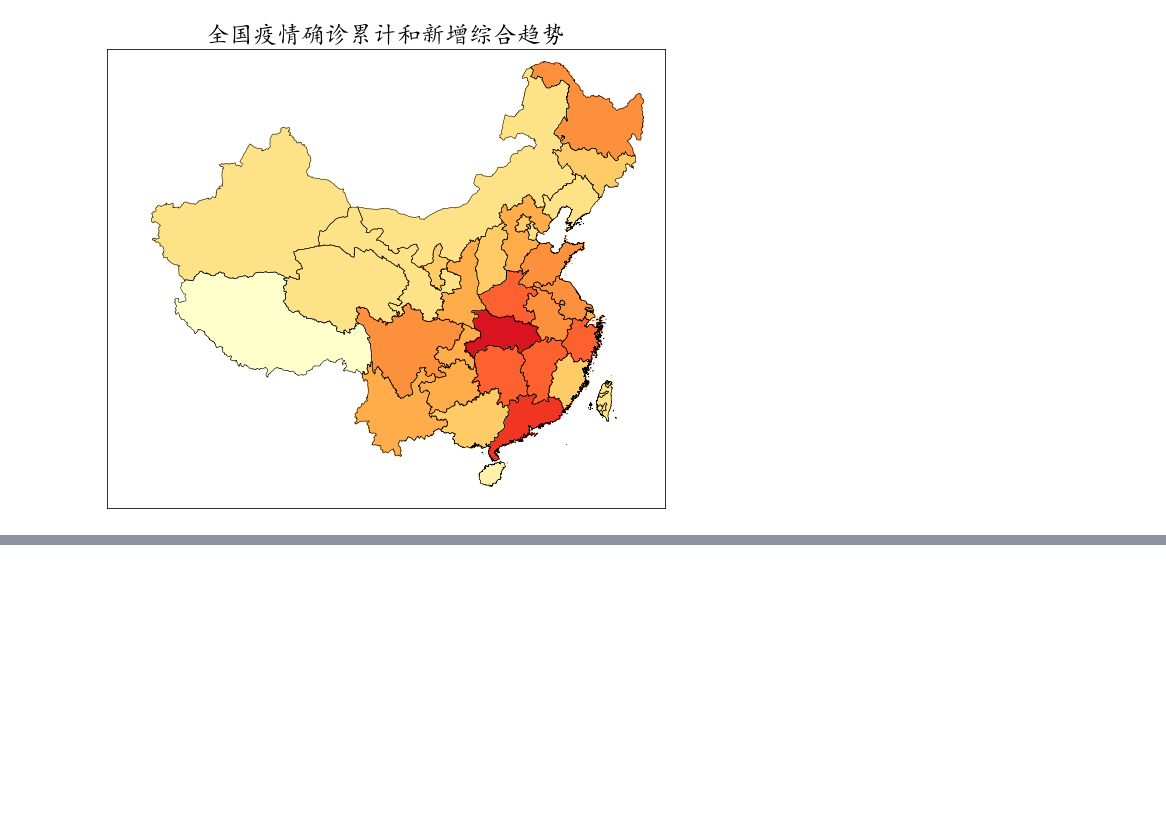
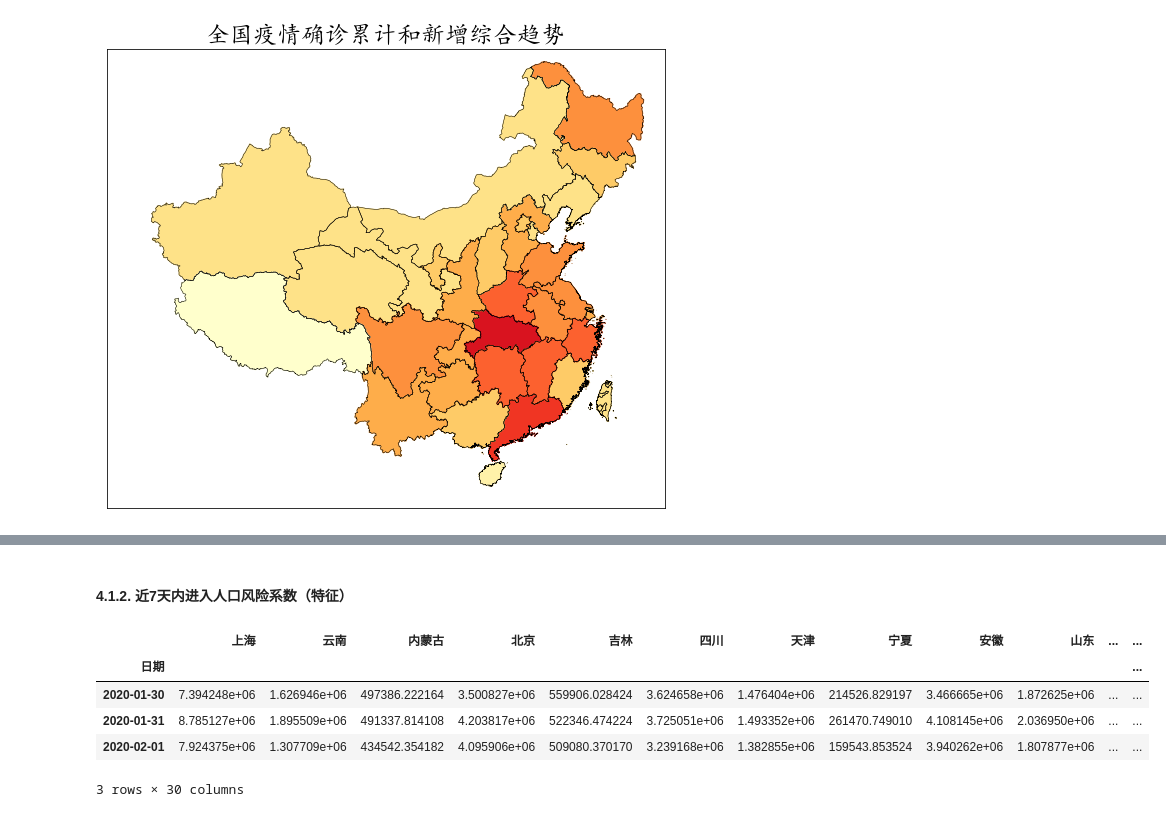
Before and after one commit to hqsh/coronavirus-analysis, a Jupyter notebook: 分析 2020-02-02.ipynb, the cells around one changed output, grey strips where cells are left out. Drawn from its saved outputs; the diff is of its cells as text; code cells hidden in the pictures; blank space fills up the shorter version.

```diff
--- a/分析 2020-02-02.ipynb
+++ b/分析 2020-02-02.ipynb
@@ -627,0 +651,13 @@ df.sort_values('累计确诊', ascending=False)
+# %% [markdown]
+#### 4.1.2. 近7天内进入人口风险系数（特征）
+# %%
+df_move_in_injured = analyzer.del_city_regions(analyzer.df_move_in_injured)
+del df_move_in_injured['湖北']
+df_move_in_injured.tail(3)
+# %% [output]
+|  | 上海 | 云南 | 内蒙古 | 北京 | 吉林 | 四川 | 天津 | 宁夏 | 安徽 | 山东 | ... | ... |
+| 日期 |  |  |  |  |  |  |  |  |  |  |  | ... |
+| 2020-01-30 | 7.394248e+06 | 1.626946e+06 | 497386.222164 | 3.500827e+06 | 559906.028424 | 3.624658e+06 | 1.476404e+06 | 214526.829197 | 3.466665e+06 | 1.872625e+06 | ... | ... |
+| 2020-01-31 | 8.785127e+06 | 1.895509e+06 | 491337.814108 | 4.203817e+06 | 522346.474224 | 3.725051e+06 | 1.493352e+06 | 261470.749010 | 4.108145e+06 | 2.036950e+06 | ... | ... |
+| 2020-02-01 | 7.924375e+06 | 1.307709e+06 | 434542.354182 | 4.095906e+06 | 509080.370170 | 3.239168e+06 | 1.382855e+06 | 159543.853524 | 3.940262e+06 | 1.807877e+06 | ... | ... |
+3 rows × 30 columns
```
Also changed, not shown: parts of 35 cells of this notebook, 32 other files.
